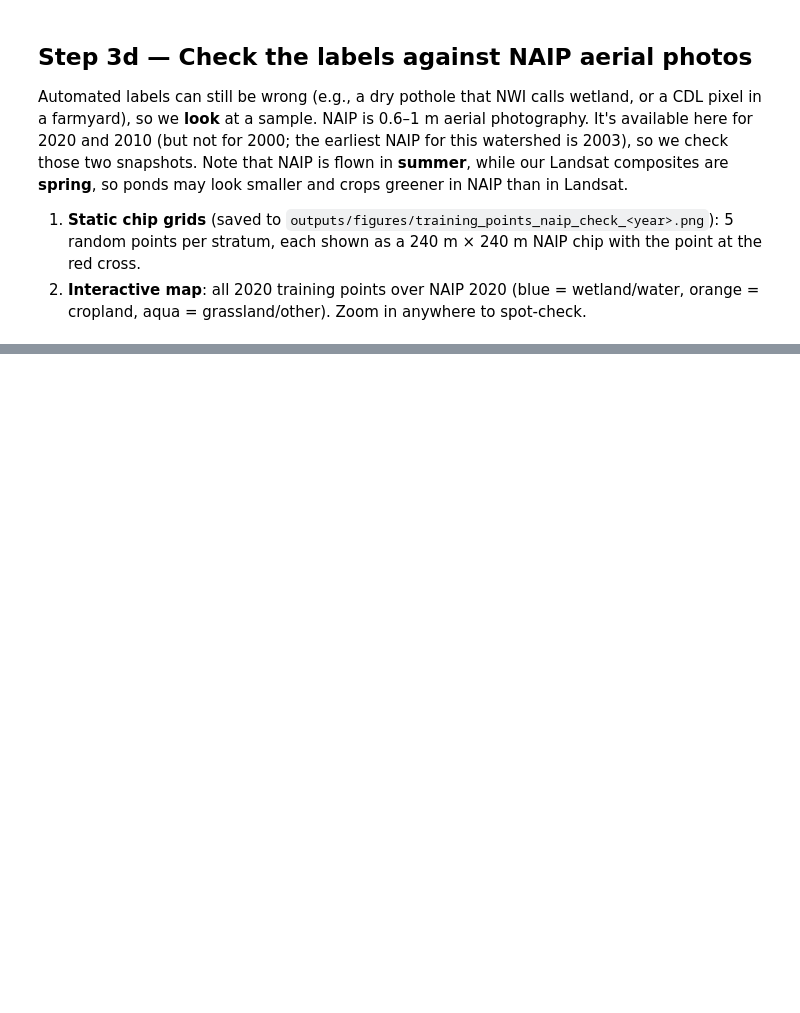
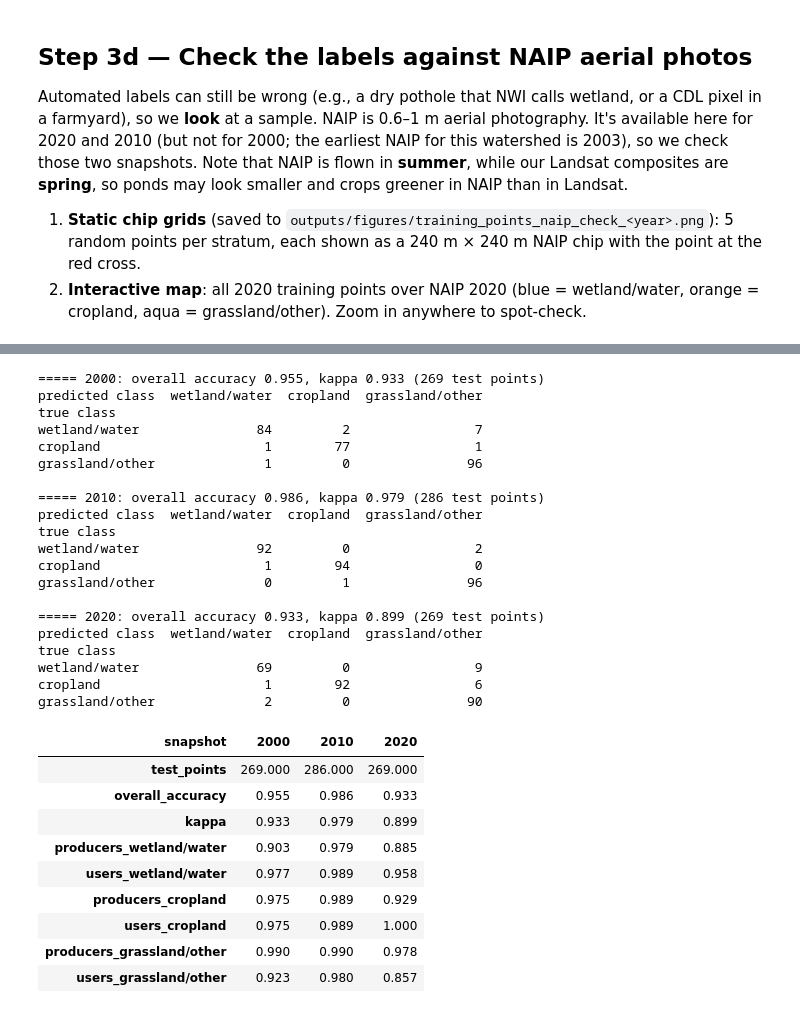
Before and after one commit to liammartin3/agriculture-wetland-loss, a Jupyter notebook: wetland_loss.ipynb, the cells around one changed output, grey strips where cells are left out. Saved outputs shown, nothing was run; the diff lists cells and outputs as text; code cells hidden in the pictures; blank space fills up the shorter version.

```diff
--- a/wetland_loss.ipynb
+++ b/wetland_loss.ipynb
@@ -594,0 +673,59 @@ m3
+# %%
+labels_order = [CLASS_NAMES[i] for i in range(3)]
+tested = {}
+summary_rows = []
+for year in SNAPSHOTS:
+    tested[year] = test_sets[year].classify(models[year])
+    em = tested[year].errorMatrix("class", "classification")
+
+    cm = pd.DataFrame(em.getInfo(), index=labels_order, columns=labels_order)
+    cm.index.name, cm.columns.name = "true class", "predicted class"
+    oa, kappa = em.accuracy().getInfo(), em.kappa().getInfo()
+    producers = [row[0] for row in em.producersAccuracy().getInfo()]
+    users = em.consumersAccuracy().getInfo()[0]
+
+    cm.to_csv(f"outputs/confusion_matrix_{year}.csv")
+    row = {"snapshot": year, "test_points": int(cm.values.sum()),
+           "overall_accuracy": oa, "kappa": kappa}
+    for i, name in enumerate(labels_order):
+        row[f"producers_{name}"] = producers[i]
+        row[f"users_{name}"] = users[i]
+    summary_rows.append(row)
+
+    print(f"===== {year}: overall accuracy {oa:.3f}, kappa {kappa:.3f} ({int(cm.values.sum())} test points)")
+    print(cm.to_string(), "\n")
+
+accuracy = pd.DataFrame(summary_rows).set_index("snapshot").round(3)
+accuracy.to_csv("outputs/accuracy_by_snapshot.csv")
+accuracy.T
+# %% [output]
+===== 2000: overall accuracy 0.955, kappa 0.933 (269 test points)
+predicted class  wetland/water  cropland  grassland/other
+true class
+wetland/water               84         2                7
+cropland                     1        77                1
+grassland/other              1         0               96
+
+===== 2010: overall accuracy 0.986, kappa 0.979 (286 test points)
+predicted class  wetland/water  cropland  grassland/other
+true class
+wetland/water               92         0                2
+cropland                     1        94                0
+grassland/other              0         1               96
+
+===== 2020: overall accuracy 0.933, kappa 0.899 (269 test points)
+predicted class  wetland/water  cropland  grassland/other
+true class
+wetland/water               69         0                9
+cropland                     1        92                6
+grassland/other              2         0               90
+| snapshot | 2000 | 2010 | 2020 |
+| test_points | 269.000 | 286.000 | 269.000 |
+| overall_accuracy | 0.955 | 0.986 | 0.933 |
+| kappa | 0.933 | 0.979 | 0.899 |
+| producers_wetland/water | 0.903 | 0.979 | 0.885 |
+| users_wetland/water | 0.977 | 0.989 | 0.958 |
+| producers_cropland | 0.975 | 0.989 | 0.929 |
+| users_cropland | 0.975 | 0.989 | 1.000 |
+| producers_grassland/other | 0.990 | 0.990 | 0.978 |
+| users_grassland/other | 0.923 | 0.980 | 0.857 |
```
Also changed, not shown: parts of 7 cells of this notebook, 4 other files.
